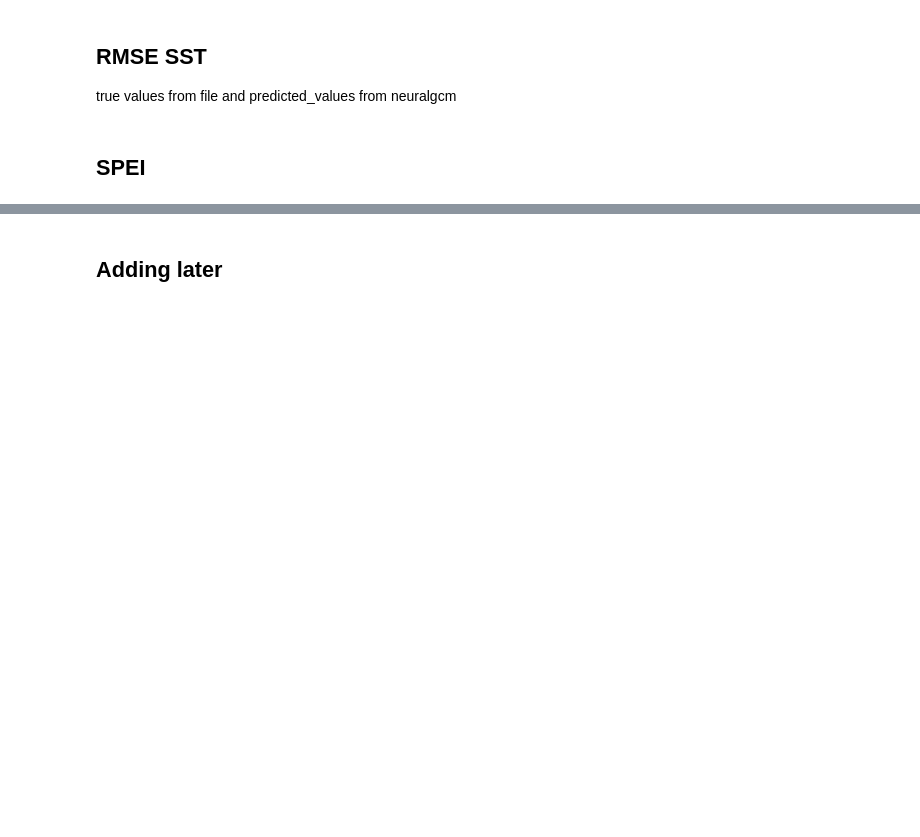
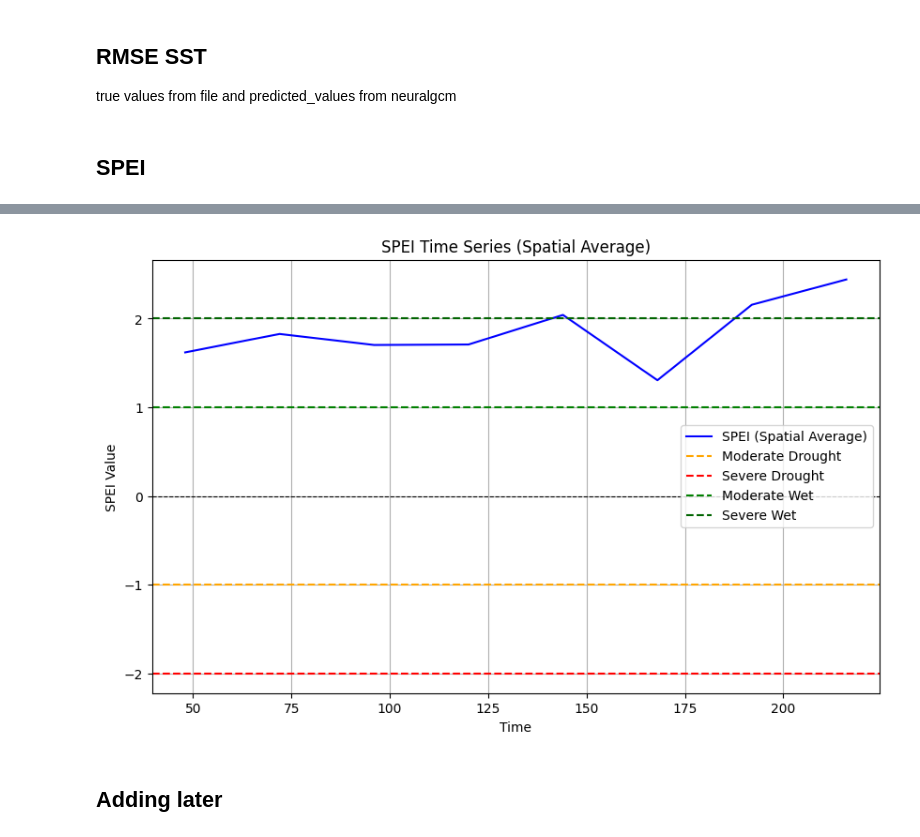
Before and after one commit to KathyBees/AI_Climate, a Jupyter notebook: drought_detection.ipynb, the cells around one changed output, grey strips where cells are left out. Cells and saved outputs as stored; diff of their text form; code cells hidden in the pictures; blank space fills up the shorter version.

Commit message:
added Spei etc

```diff
--- a/drought_detection.ipynb
+++ b/drought_detection.ipynb
@@ -702,3 +729,20 @@ plot_spei(predictions_ds['SPEI'], lat=45, lon=20)
+# %%
+# Plot
+plt.figure(figsize=(10, 6))
+plt.plot(time, spei_values, label='SPEI (Spatial Average)', color='blue')
+plt.axhline(0, color='black', linestyle='--', linewidth=0.8)  # Reference line for neutral SPEI
+plt.axhline(-1, color='orange', linestyle='--', label='Moderate Drought')
+plt.axhline(-2, color='red', linestyle='--', label='Severe Drought')
+plt.axhline(1, color='green', linestyle='--', label='Moderate Wet')
+plt.axhline(2, color='darkgreen', linestyle='--', label='Severe Wet')
+plt.title("SPEI Time Series (Spatial Average)")
+plt.xlabel("Time")
+plt.ylabel("SPEI Value")
+plt.legend()
+plt.grid()
+plt.show()
+# %% [output]
+[figure, added]
 # %% [markdown]
 ## Adding later
 # %%
```
Also changed, not shown: parts of 24 cells of this notebook, 1 other file.
